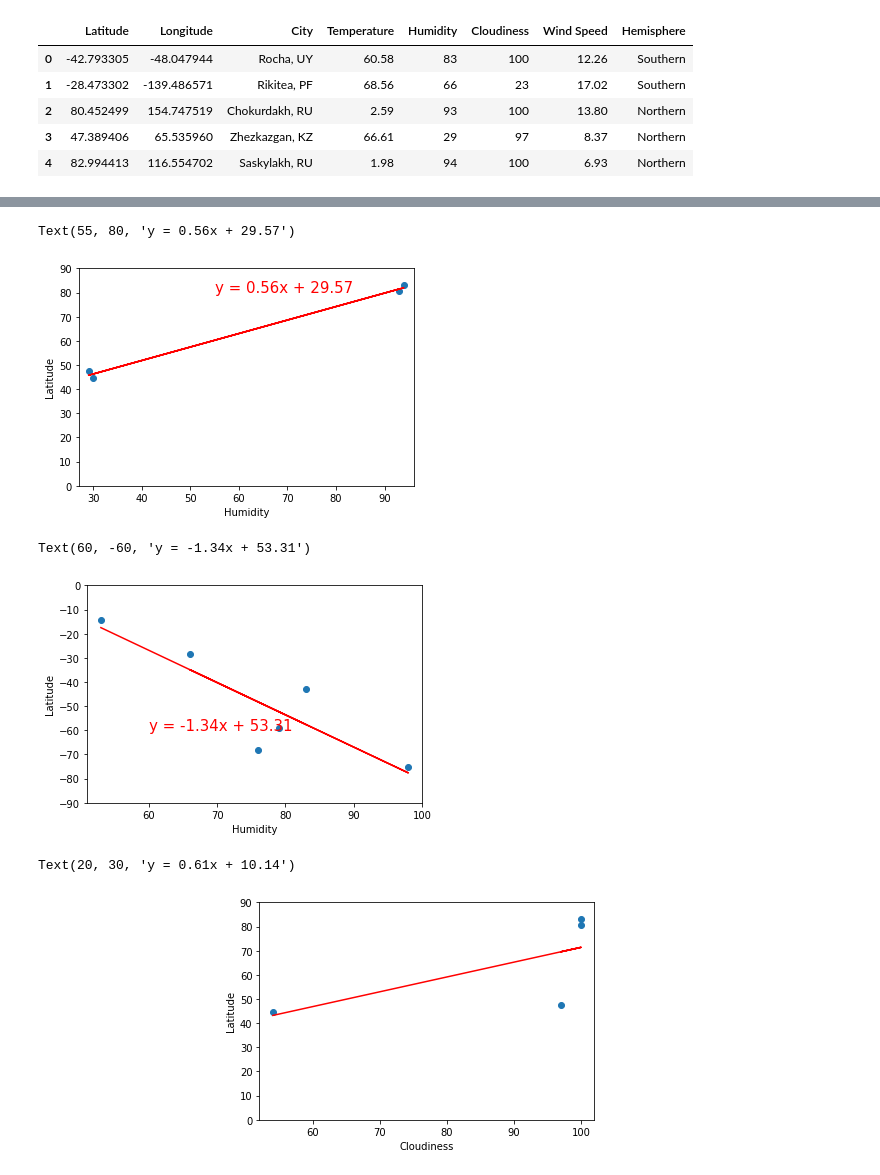
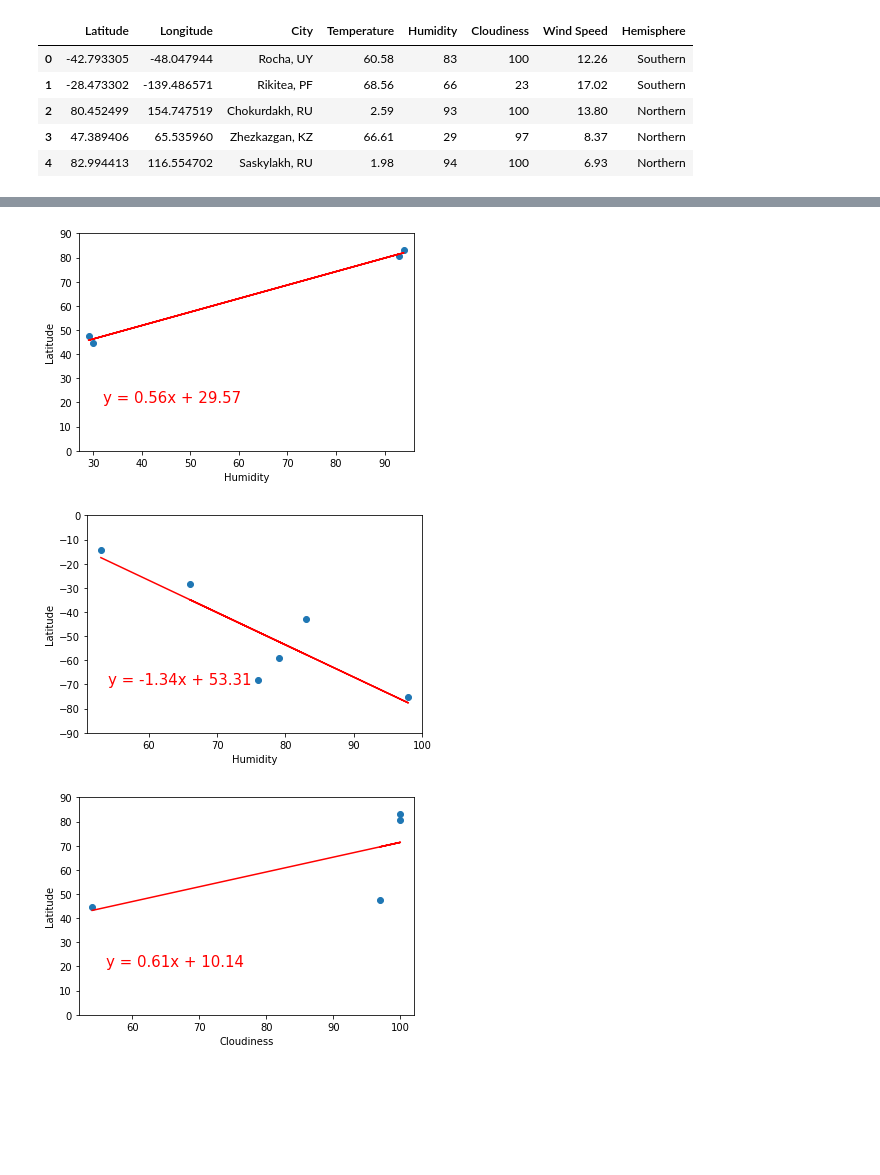
Before and after one commit to tylerhill122/python-api-challenge, a Jupyter notebook: WeatherPy/WeatherPy.ipynb, the cells around one changed output, grey strips where cells are left out. Cells and saved outputs as stored; diff of their text form; code cells hidden in the pictures; blank space fills up the shorter version.

```diff
--- a/WeatherPy/WeatherPy.ipynb
+++ b/WeatherPy/WeatherPy.ipynb
@@ -287,10 +289,11 @@ slope, int, r, p, std_err = stats.linregress(n_humids, n_lats)
 y = slope * n_humids + int
 plt.plot(n_humids,y,c="r")
 line = "y = " + str(round(slope,2)) + "x + " + str(round(int,2))
-plt.annotate(line,(55,80),fontsize=15,color="red")
+plt.annotate(line,(min_n_humids+3,20),fontsize=15,color="red")
+
+plt.savefig("Output/Images/Northern Hemisphere/humid_vs_lat.png")
 # %% [output]
-Text(55, 80, 'y = 0.56x + 29.57')
-[figure, old version]
+[figure, new version]
 # %%
 # Humidity vs. Latitude # Southern Hemisphere
 plt.scatter(s_humids, s_lats)
@@ -303,26 +306,28 @@ slope, int, r, p, std_err = stats.linregress(s_humids, s_lats)
 y = slope * s_humids + int
 plt.plot(s_humids,y,c="r")
 line = "y = " + str(round(slope,2)) + "x + " + str(round(int,2))
-plt.annotate(line,(60,-60),fontsize=15,color="red")
+plt.annotate(line,(min_s_humids+1,-70),fontsize=15,color="red")
+
+plt.savefig("Output/Images/Southern Hemisphere/humid_vs_lat.png")
 # %% [output]
-Text(60, -60, 'y = -1.34x + 53.31')
-[figure, old version]
+[figure, new version]
 # %%
 # Cloudiness vs. Latitude # Northern Hemisphere
 plt.scatter(n_clouds, n_lats)
 plt.xlabel("Cloudiness")
 plt.ylabel("Latitude")
 plt.ylim(0,90)
 plt.xlim(min_n_clouds-2, max_n_clouds+2)
 
 slope, int, r, p, std_err = stats.linregress(n_clouds, n_lats)
 y = slope * n_clouds + int
 plt.plot(n_clouds,y,c="r")
 line = "y = " + str(round(slope,2)) + "x + " + str(round(int,2))
-plt.annotate(line,(20,30),fontsize=15,color="red")
+plt.annotate(line,(min_n_clouds+2,20),fontsize=15,color="red")
+
+plt.savefig("Output/Images/Northern Hemisphere/cloud_vs_lat.png")
 # %% [output]
-Text(20, 30, 'y = 0.61x + 10.14')
-[figure, old version]
+[figure, new version]
 # %%
 # Cloudiness vs. Latitude # Southern Hemisphere
 plt.scatter(s_clouds, s_lats)
```
Also changed, not shown: parts of 12 cells of this notebook.
